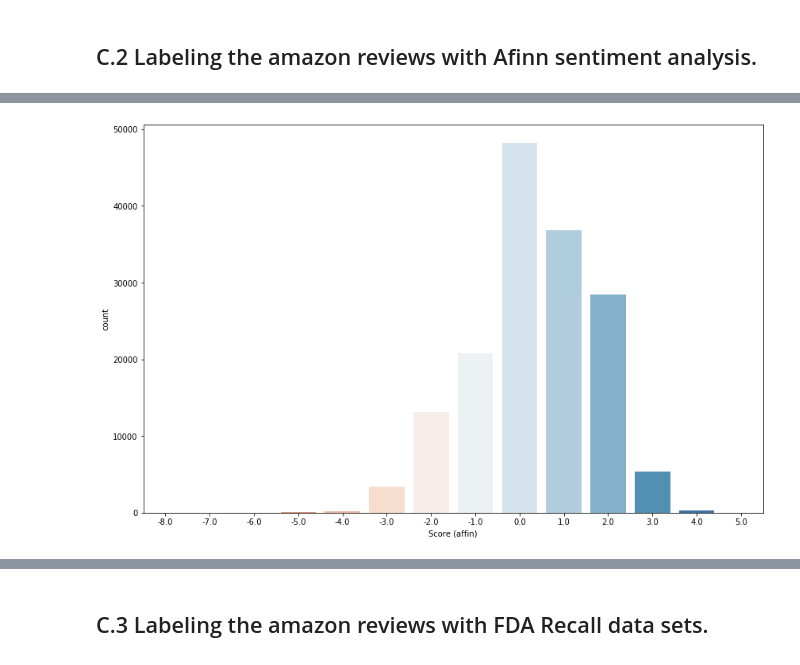
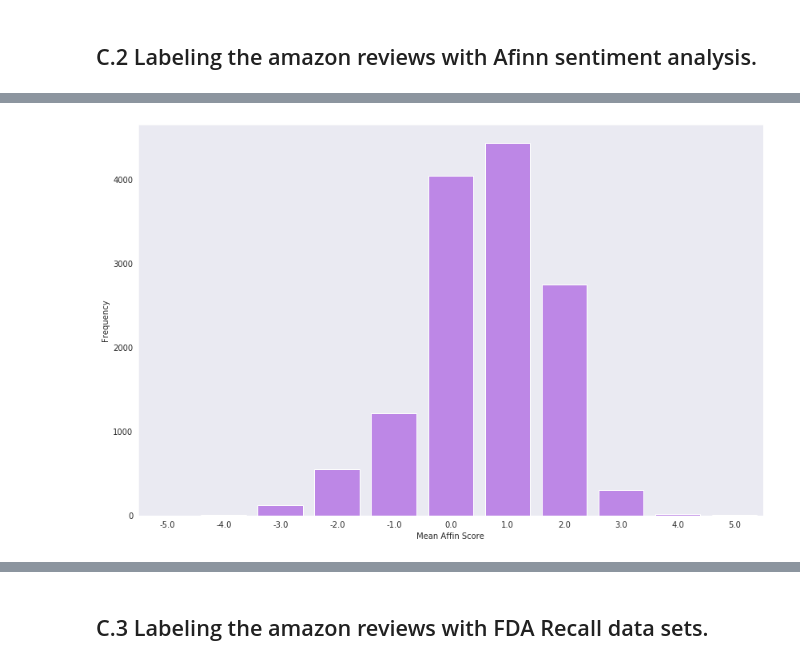
Before and after one commit to KKanakaraj/Amazon-Reviews-Infectious-Disease, a Jupyter notebook: Milestone3.ipynb, the cells around one changed output, grey strips where cells are left out. Cells and saved outputs as stored; diff of their text form; code cells hidden in the pictures.

```diff
--- a/Milestone3.ipynb
+++ b/Milestone3.ipynb
@@ -160,8 +176,11 @@ Name: overall, dtype: int64
 # Below we plot number of reviewers based on rating
 import matplotlib.pyplot as plt
 import seaborn as sns
+light_purple = sns.xkcd_rgb["light purple"]
 plt.figure(figsize=(14,9))
-sns.countplot(x='overall', data=final_df, palette='RdBu')
-plt.xlabel('Score (Rating)')
+sns.countplot(x='overall', data=final_df, color=light_purple)
+plt.xlabel('Star Rating')
+plt.ylabel('# reviews')
+plt.title('Number of reviews grouped by their overall rating')
 plt.show()
 # %% [output]
@@ -183,4 +215,6 @@ final_df[final_df.overall==5].text_word_count.median()
 # %%
 plt.figure(figsize=(14,9))
-sns.boxplot(x='overall',y='text_word_count', data=final_df, palette='RdBu', showfliers=False)
+sns.set_style("dark")
+sns.boxplot(x='overall',y='text_word_count', data=final_df, color=light_purple, showfliers=False)
+plt.grid(axis="y")
 # %% [output]
@@ -541,6 +613,7 @@ show_wordcloud(negative_scores, title = "The words appear in reviews whose afinn
 # %%
 # Compute affin score for all the frequent stemmed words
 
+frequentWords = [word for word, count in frequentWords]
 
 stemmed_frequent = stemmed.copy()
 stemmed_frequent['afinnWords'] = stemmed['afinnWords'].apply(lambda x : [i for i in x if i in frequentWords])
@@ -562,11 +635,12 @@ stemmed_frequent.head()
 stemmed_frequent['afinnMeanScore']= stemmed_frequent['afinnMeanScore'].replace([np.inf, -np.inf], np.nan)
 # %%
 plt.figure(figsize=(14,9))
-sns.countplot(x='afinnMeanScore', data=stemmed_frequent, palette='RdBu')
-plt.xlabel('Score (affin)')
+sns.countplot(x='afinnMeanScore', data=stemmed_frequent, color=light_purple)
+plt.xlabel('Mean Affin Score')
+plt.ylabel('Frequency')
 plt.show()
 # %% [output]
-[figure, old version]
+[figure, new version]
 # %%
 l_words = stemmed_frequent['afinnWords'].values.tolist()
 l_words = flatten(l_words)
```
Also changed, not shown: parts of 46 cells of this notebook.
